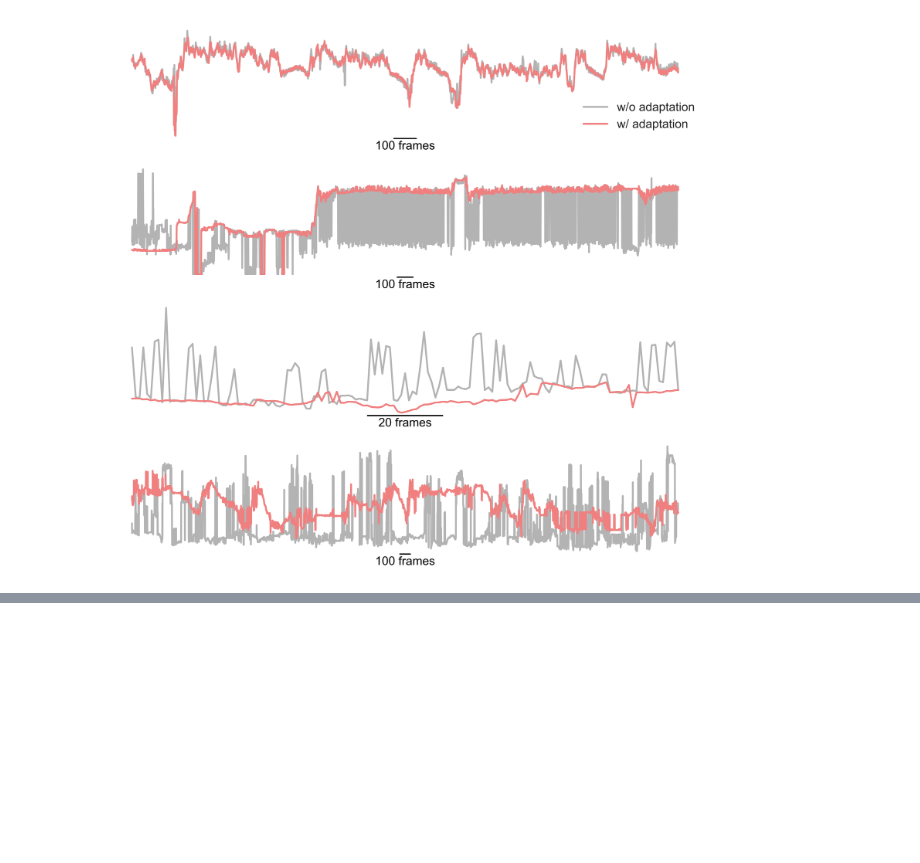
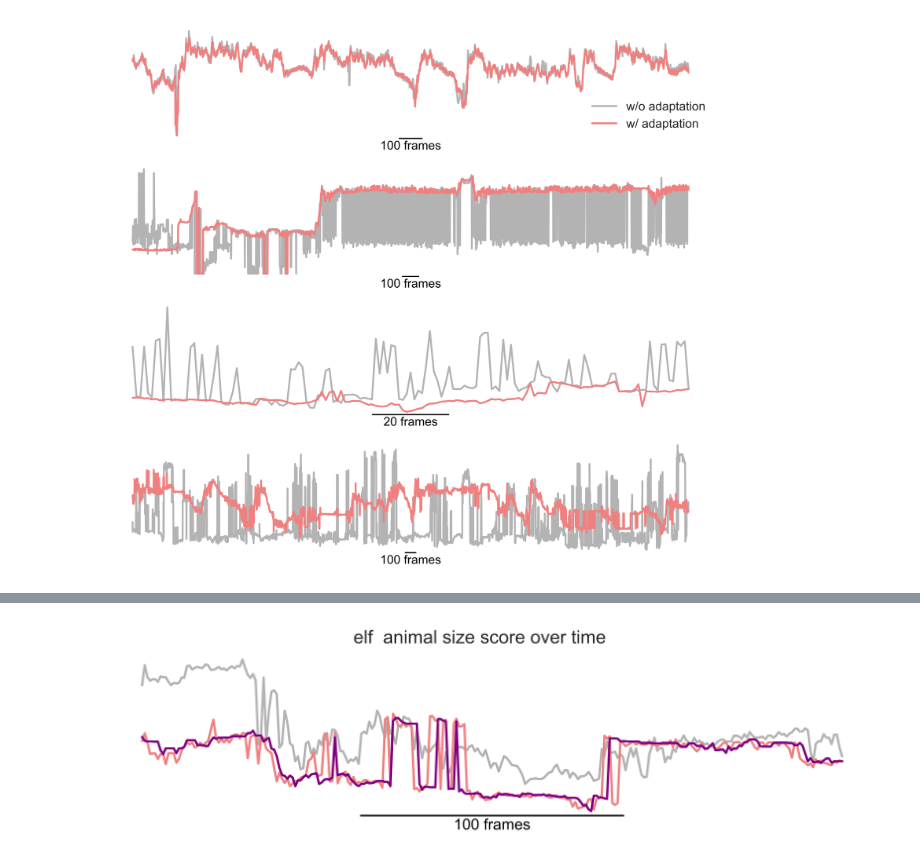
Before and after one commit to AdaptiveMotorControlLab/modelzoo-figures, a Jupyter notebook: figures/Figure3_new.ipynb, the cells around one changed output, grey strips where cells are left out. Cells and saved outputs as stored; diff of their text form; code cells hidden in the pictures; blank space fills up the shorter version.

```diff
--- a/figures/Figure3_new.ipynb
+++ b/figures/Figure3_new.ipynb
@@ -118,0 +232,4 @@ plot_figure3efgh()
+# %%
+plot_adaptation_score_for_quadruped(square_root_areas_before_adapt_elf , square_root_areas_post_adapt_elf, square_root_areas_filtered_post_adapt_elf,'animal size', 'elf' )
+# %% [output]
+[figure, added]
```
Also changed, not shown: parts of 19 cells of this notebook, 13 other files.
